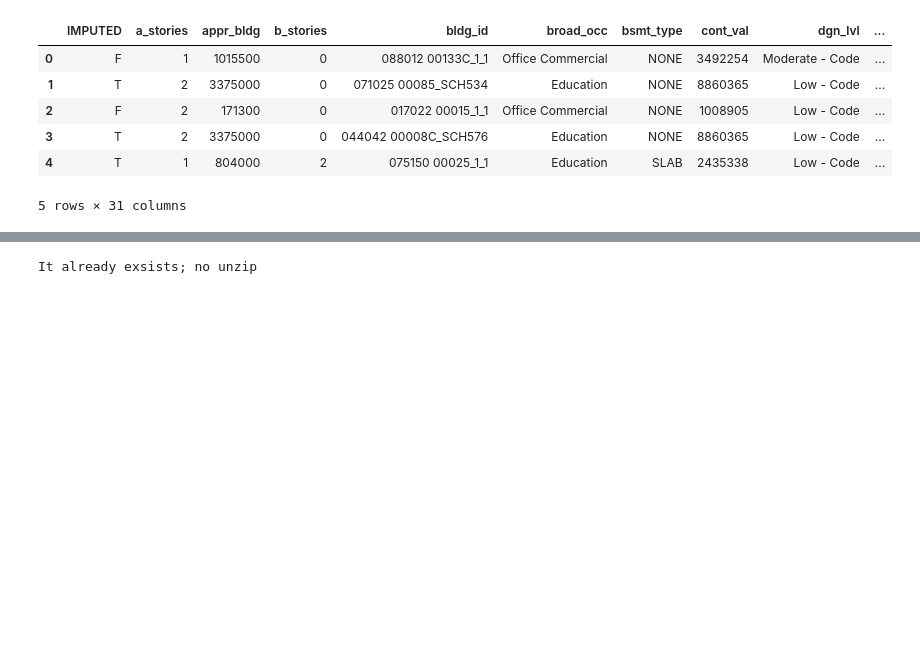
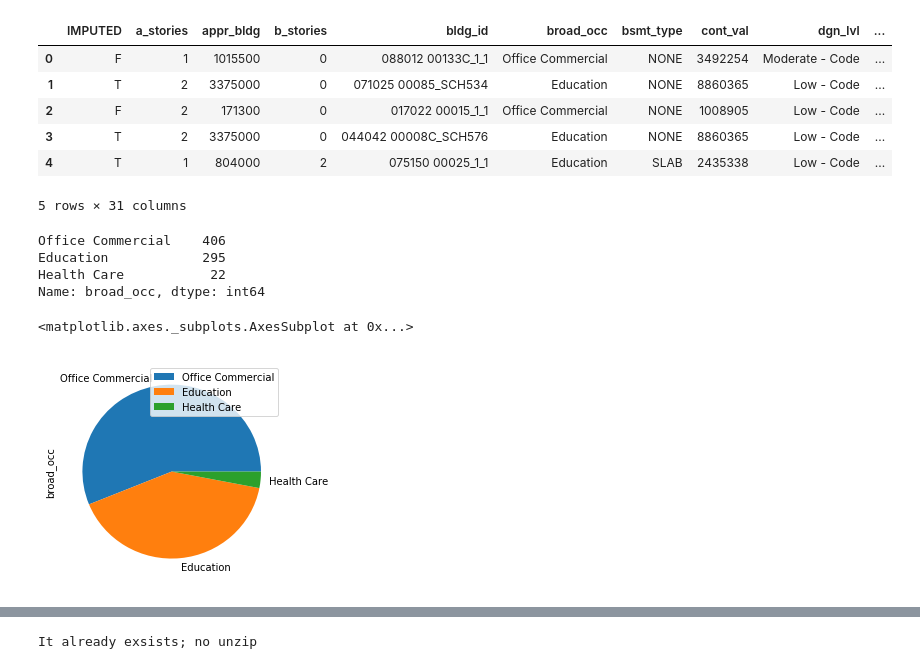
Before and after one commit to IN-CORE/pyincore, a Jupyter notebook: pyincore-demo2.ipynb, the cells around one changed output, grey strips where cells are left out. Cells and saved outputs as stored; diff of their text form; code cells hidden in the pictures; blank space fills up the shorter version.

```diff
--- a/pyincore-demo2.ipynb
+++ b/pyincore-demo2.ipynb
@@ -61,3 +70,16 @@ gdf.head()
 | 3 | T | 2 | 3375000 | 0 | 044042 00008C_SCH576 | Education | NONE | 8860365 | Low - Code | ... |
 | 4 | T | 1 | 804000 | 2 | 075150 00025_1_1 | Education | SLAB | 2435338 | Low - Code | ... |
 5 rows × 31 columns
+# %%
+a = gdf['broad_occ'].value_counts()
+a
+# %% [output]
+Office Commercial    406
+Education            295
+Health Care           22
+Name: broad_occ, dtype: int64
+# %%
+a.plot.pie(figsize=(4,4), legend=True)
+# %% [output]
+<matplotlib.axes._subplots.AxesSubplot at 0x...>
+[figure, added]
```
Also changed, not shown: parts of 39 cells of this notebook, 6 other files.
